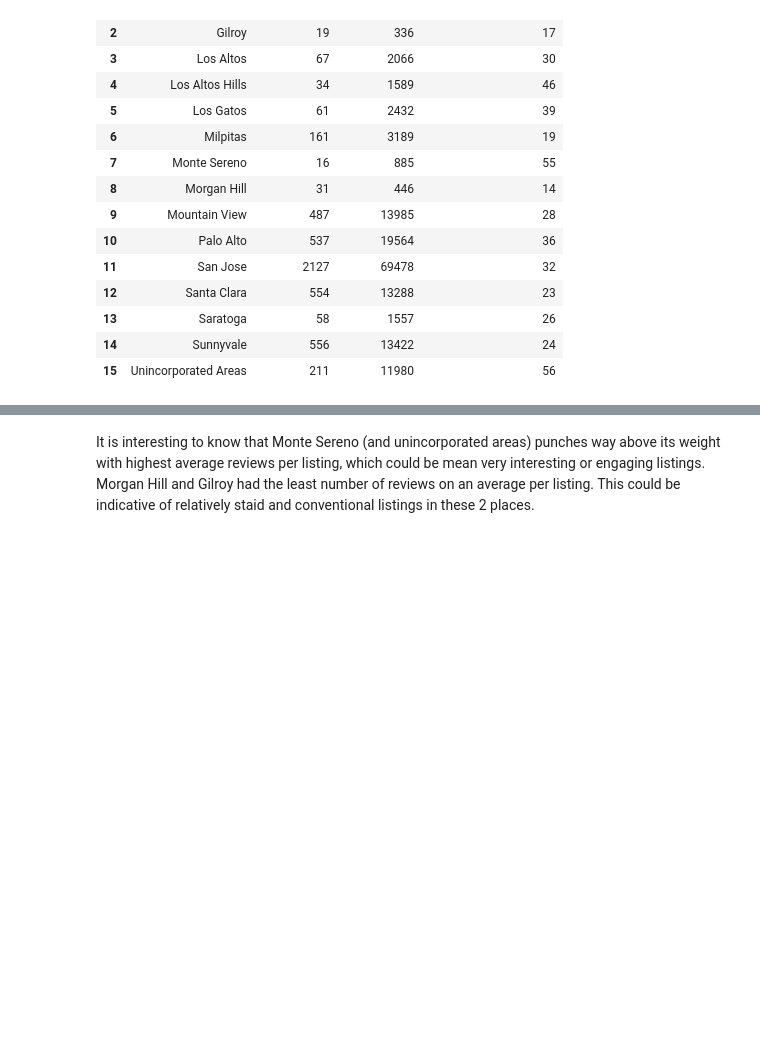
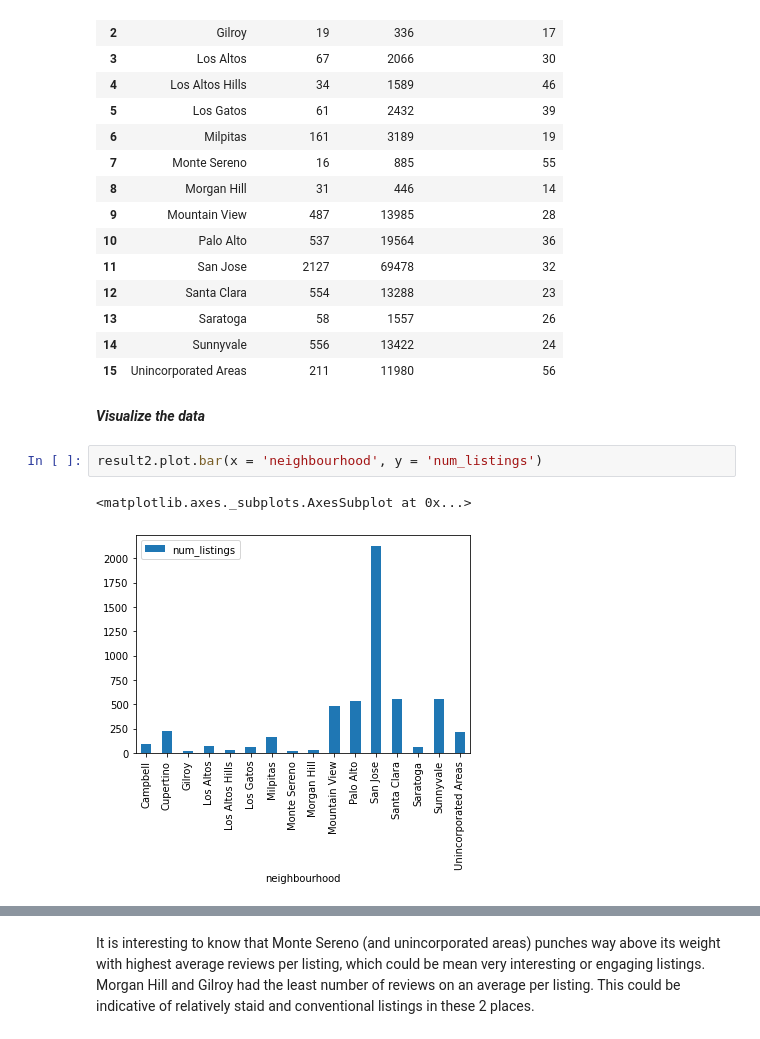
Before and after one commit to ysprem/airbnb-santaclara-analysis, a Jupyter notebook: airbnb_santaclara_county_v2.ipynb, the cells around one changed output, grey strips where cells are left out. Drawn from its saved outputs; the diff is of its cells as text; blank space fills up the shorter version.

```diff
--- a/airbnb_santaclara_county_v2.ipynb
+++ b/airbnb_santaclara_county_v2.ipynb
@@ -198,3 +198,10 @@ data_table.DataTable(result2, include_index=False)
 | 13 | Saratoga | 58 | 1557 | 26 |
 | 14 | Sunnyvale | 556 | 13422 | 24 |
 | 15 | Unincorporated Areas | 211 | 11980 | 56 |
+# %% [markdown]
+***Visualize the data***
+# %%
+result2.plot.bar(x = 'neighbourhood', y = 'num_listings')
+# %% [output]
+<matplotlib.axes._subplots.AxesSubplot at 0x...>
+[figure, added]
```
Also changed, not shown: parts of 3 cells of this notebook.
